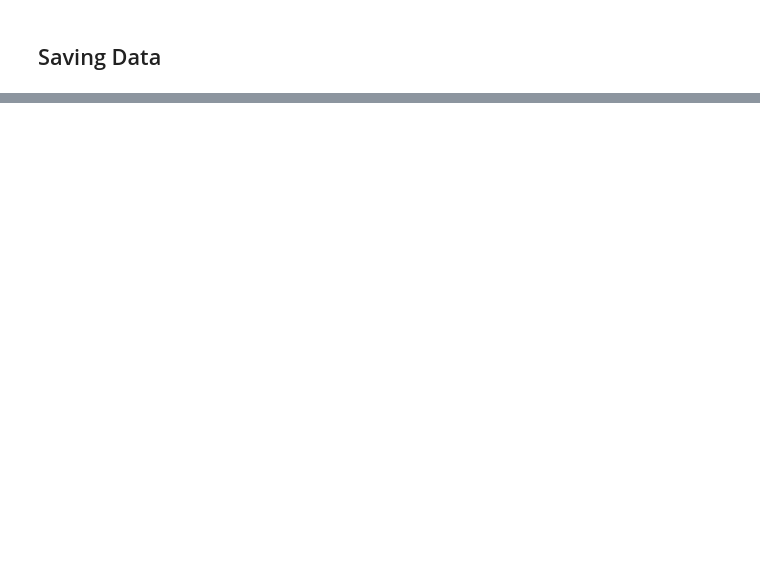
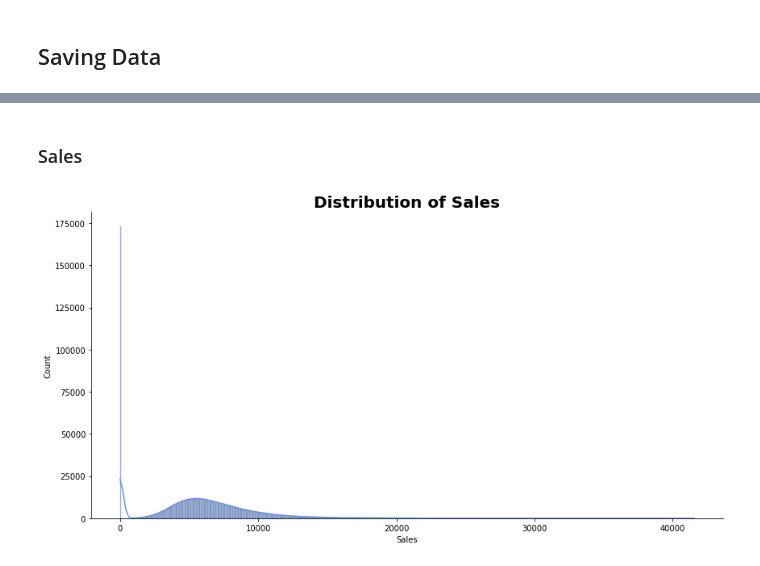
Before and after one commit to zelalemgetahun9374/Rossmann-Pharmaceuticals-Sales-Prediction, a Jupyter notebook: notebooks/EDA.ipynb, the cells around one changed output, grey strips where cells are left out. Saved outputs shown, nothing was run; the diff lists cells and outputs as text; code cells hidden in the pictures; blank space fills up the shorter version.

```diff
--- a/notebooks/EDA.ipynb
+++ b/notebooks/EDA.ipynb
@@ -621,0 +714,6 @@ store_df.to_csv('../data/clean_store.csv')
+# %% [markdown]
+### Sales
+# %%
+plot_hist(train_df, 'Sales')
+# %% [output]
+[figure, added]
```
Also changed, not shown: parts of 71 cells of this notebook.
